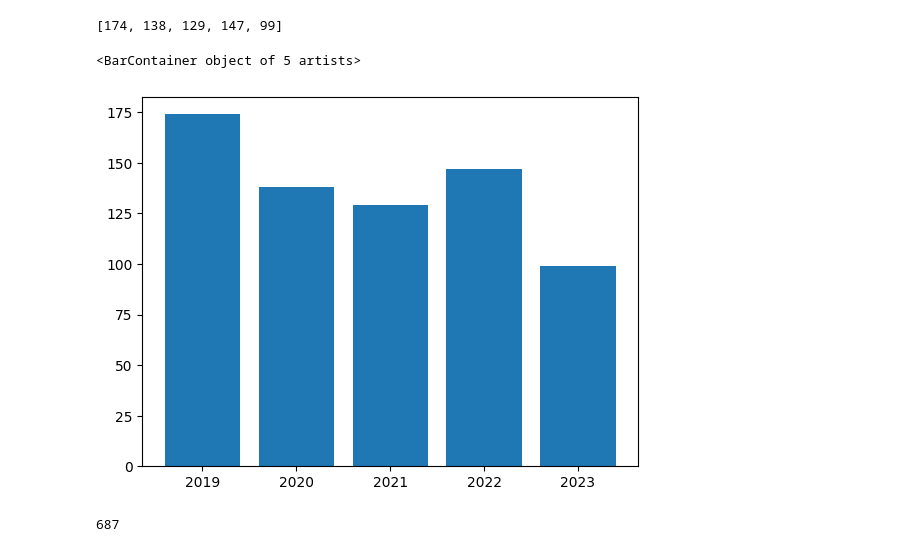
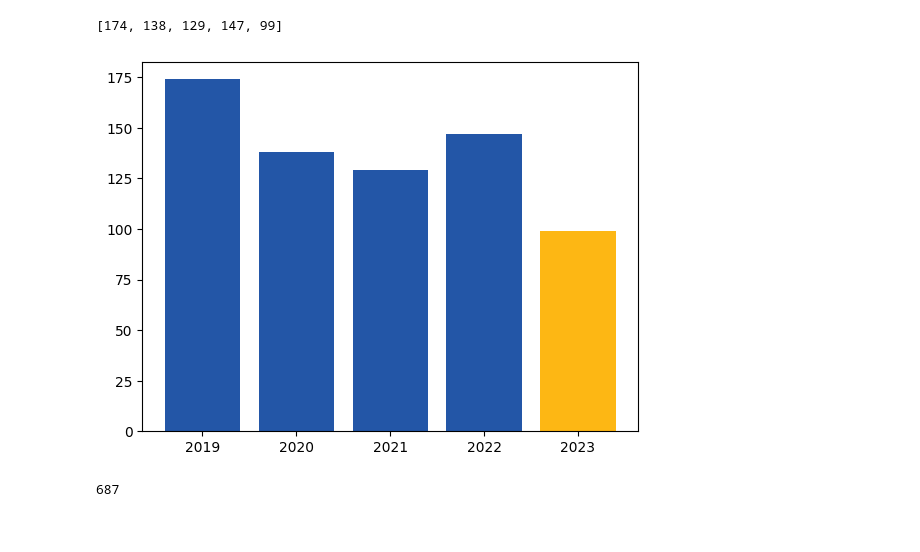
Before and after one commit to arthurrichards77/publication_scraping, a Jupyter notebook: analysis.ipynb, the cells around one changed output. Saved outputs shown, nothing was run; the diff lists cells and outputs as text; code cells hidden in the pictures.

```diff
--- a/analysis.ipynb
+++ b/analysis.ipynb
@@ -49,12 +49,17 @@ num_papers = [sum(brl_always['year']==y) for y in years]
 num_papers
 # %% [output]
 [174, 138, 129, 147, 99]
+# %%
+brl_yellow = (253/255, 183/255, 20/255)
+brl_blue = (35/255, 86/255, 167/255)
 # %%
 import matplotlib.pyplot as plt
-plt.bar(years,num_papers)
+colors = [brl_blue for y in years]
+colors[-1] = brl_yellow
+plt.bar(years,num_papers,color=colors)
+plt.savefig('results/papers.png',dpi=300)
 # %% [output]
-<BarContainer object of 5 artists>
-[figure, old version]
+[figure, new version]
 # %%
 brl_since_2018 = brl_always[brl_always['year']>2018]
 len(brl_since_2018)
```
Also changed, not shown: parts of 5 cells of this notebook, 1 other file.
